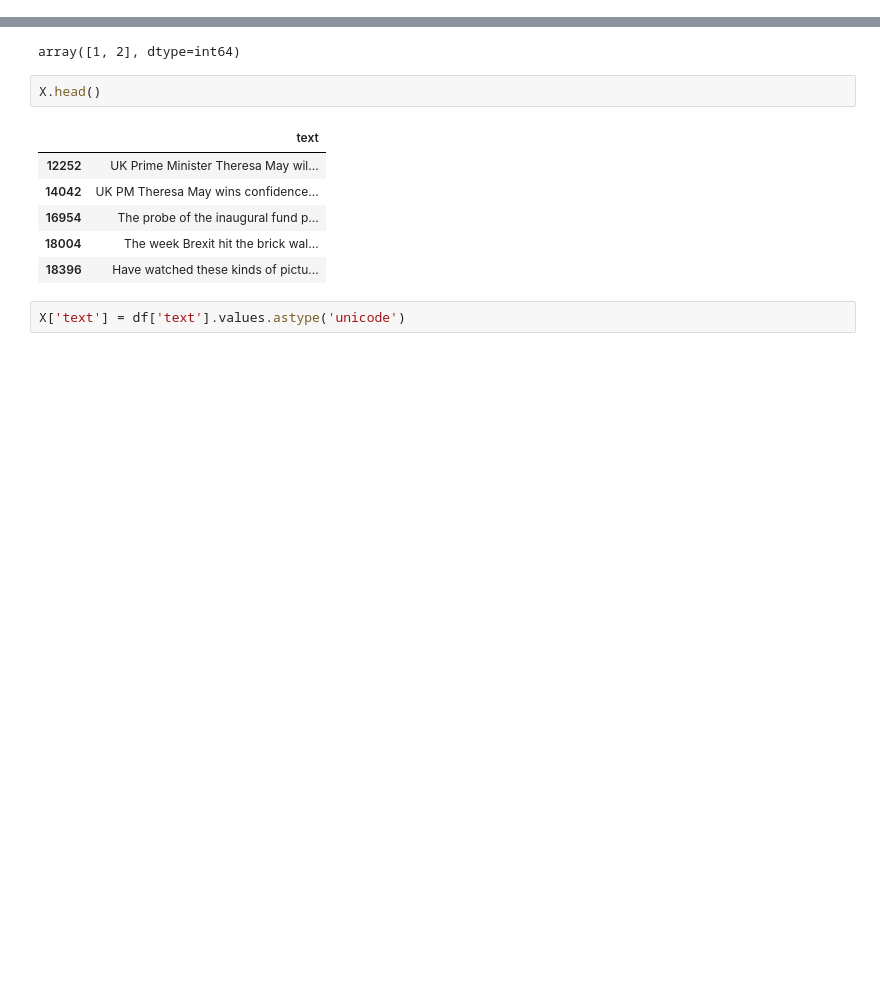
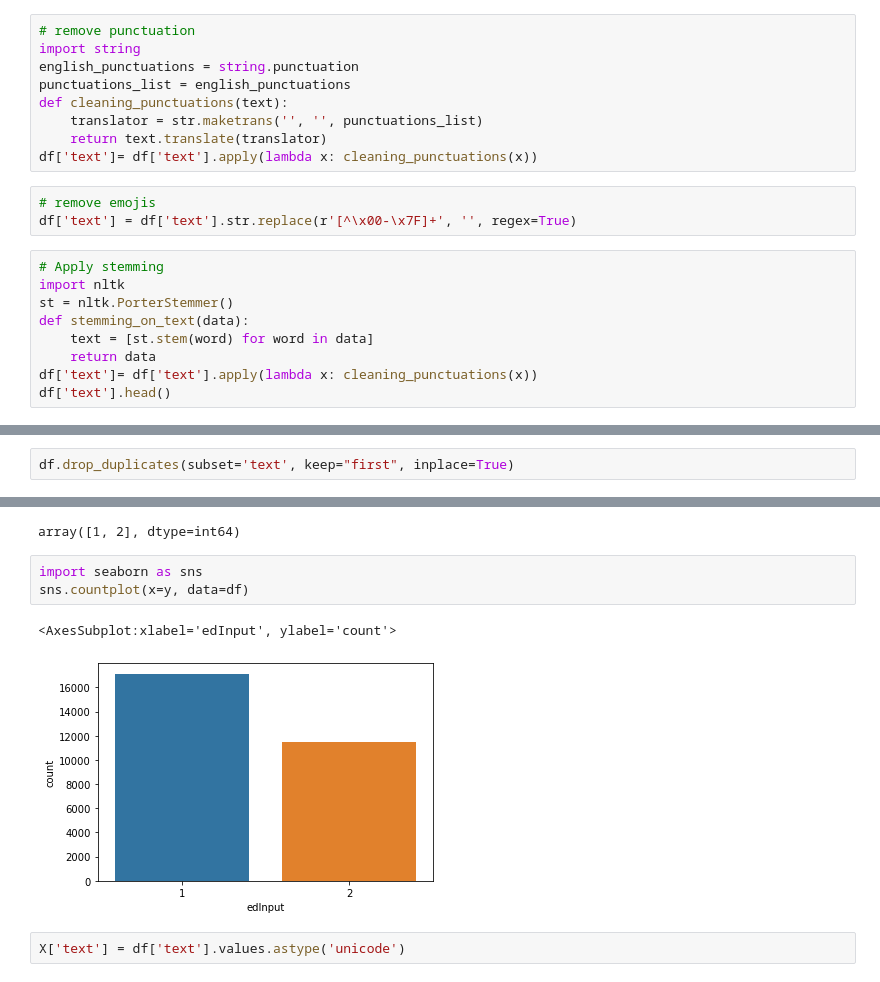
Before and after one commit to bmeenakshi123/MLprojects, a Jupyter notebook: tweet_classifier.ipynb, the cells around one changed output, grey strips where cells are left out. Cells and saved outputs as stored; diff of their text form; blank space fills up the shorter version.

```diff
--- a/tweet_classifier.ipynb
+++ b/tweet_classifier.ipynb
@@ -118,3 +126,24 @@ df['text'].head()
 18004    The week Brexit hit the brick wall :  Commons ...
 18396    Have watched these kinds of pictures looking f...
 Name: text, dtype: object
+# %%
+# remove punctuation
+import string
+english_punctuations = string.punctuation
+punctuations_list = english_punctuations
+def cleaning_punctuations(text):
+    translator = str.maketrans('', '', punctuations_list)
+    return text.translate(translator)
+df['text']= df['text'].apply(lambda x: cleaning_punctuations(x))
+# %%
+# remove emojis
+df['text'] = df['text'].str.replace(r'[^\x00-\x7F]+', '', regex=True)
+# %%
+# Apply stemming
+import nltk
+st = nltk.PorterStemmer()
+def stemming_on_text(data):
+    text = [st.stem(word) for word in data]
+    return data
+df['text']= df['text'].apply(lambda x: cleaning_punctuations(x))
+df['text'].head()
@@ -120,0 +157,2 @@ Name: text, dtype: object
+# %%
+df.drop_duplicates(subset='text', keep="first", inplace=True)
@@ -125,14 +167,11 @@ y = df['edInput']
 np.unique(y)
 # %% [output]
 array([1, 2], dtype=int64)
-# %%
-X.head()
-# %% [output]
-|  | text |
-| 12252 | UK Prime Minister Theresa May wil... |
-| 14042 | UK PM Theresa May wins confidence... |
-| 16954 | The probe of the inaugural fund p... |
-| 18004 | The week Brexit hit the brick wal... |
-| 18396 | Have watched these kinds of pictu... |
+# %%
+import seaborn as sns
+sns.countplot(x=y, data=df)
+# %% [output]
+<AxesSubplot:xlabel='edInput', ylabel='count'>
+[figure, added]
 # %%
 X['text'] = df['text'].values.astype('unicode')
```
Also changed, not shown: parts of 47 cells of this notebook.
